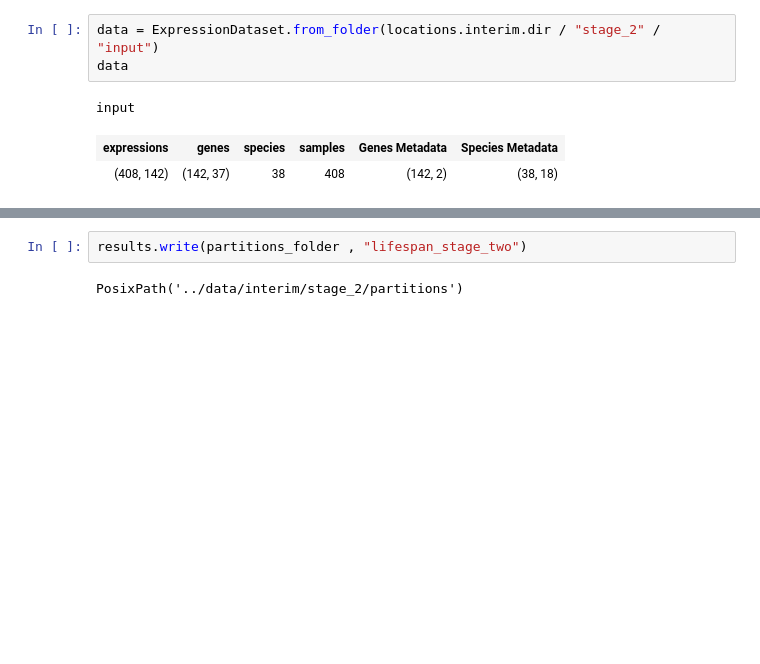
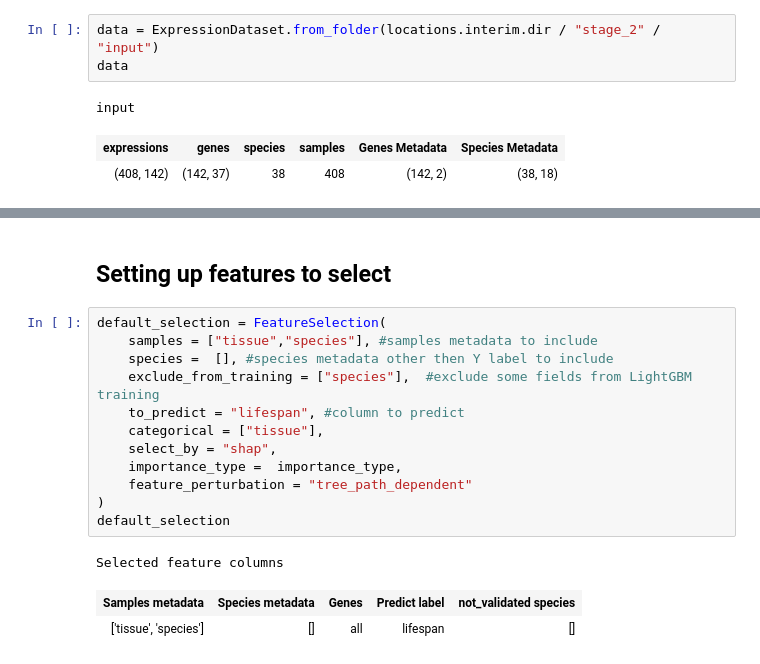
Before and after one commit to antonkulaga/yspecies, a Jupyter notebook: notebooks/stage_two_shap_selection.ipynb, the cells around one changed output, grey strips where cells are left out. Drawn from its saved outputs; the diff is of its cells as text; blank space fills up the shorter version.

```diff
--- a/notebooks/stage_two_shap_selection.ipynb
+++ b/notebooks/stage_two_shap_selection.ipynb
@@ -317,4 +98,18 @@ results.plot(title=40, plot_size=0.5, save=summary_stage_two_plot_path )
-# %%
-results.write(partitions_folder , "lifespan_stage_two")
-# %% [output]
-PosixPath('../data/interim/stage_2/partitions')
+# %% [markdown]
+## Setting up features to select ##
+# %%
+default_selection = FeatureSelection(
+    samples = ["tissue","species"], #samples metadata to include
+    species =  [], #species metadata other then Y label to include
+    exclude_from_training = ["species"],  #exclude some fields from LightGBM training
+    to_predict = "lifespan", #column to predict
+    categorical = ["tissue"],
+    select_by = "shap",
+    importance_type =  importance_type,
+    feature_perturbation = "tree_path_dependent"
+)
+default_selection
+# %% [output]
+Selected feature columns
+| Samples metadata | Species metadata | Genes | Predict label | not_validated species |
+| ['tissue', 'species'] | [] | all | lifespan | [] |
```
Also changed, not shown: parts of 39 cells of this notebook, 7 other files.
